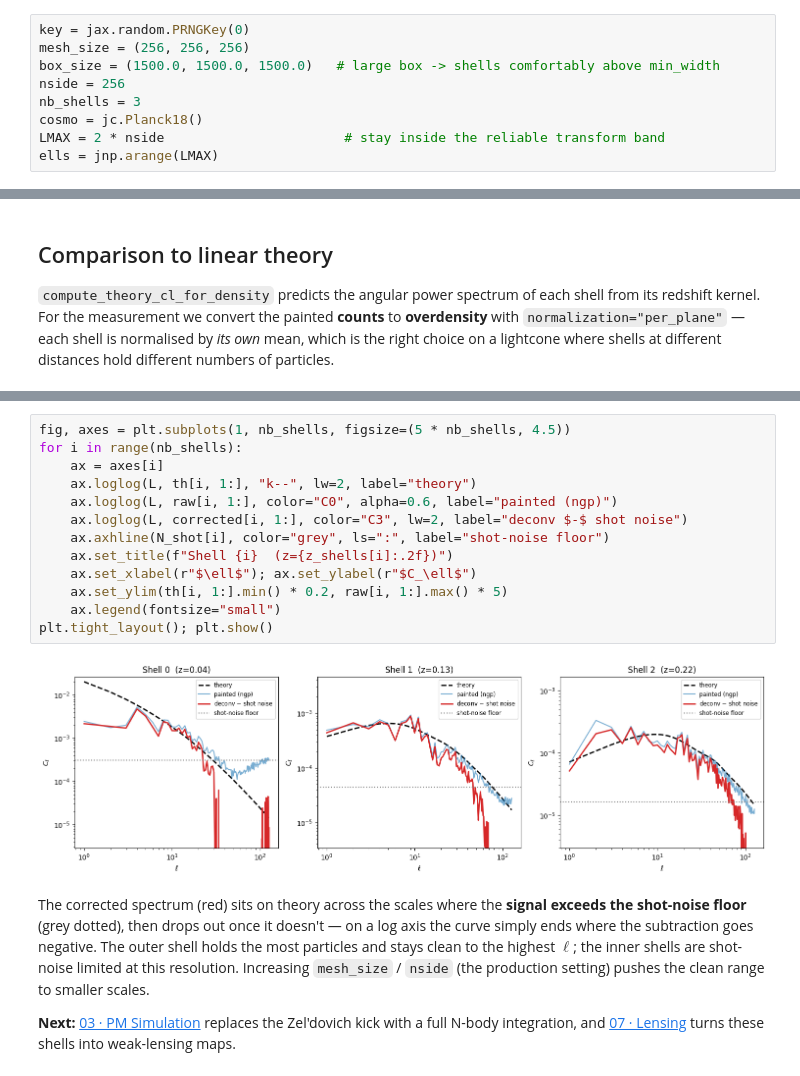
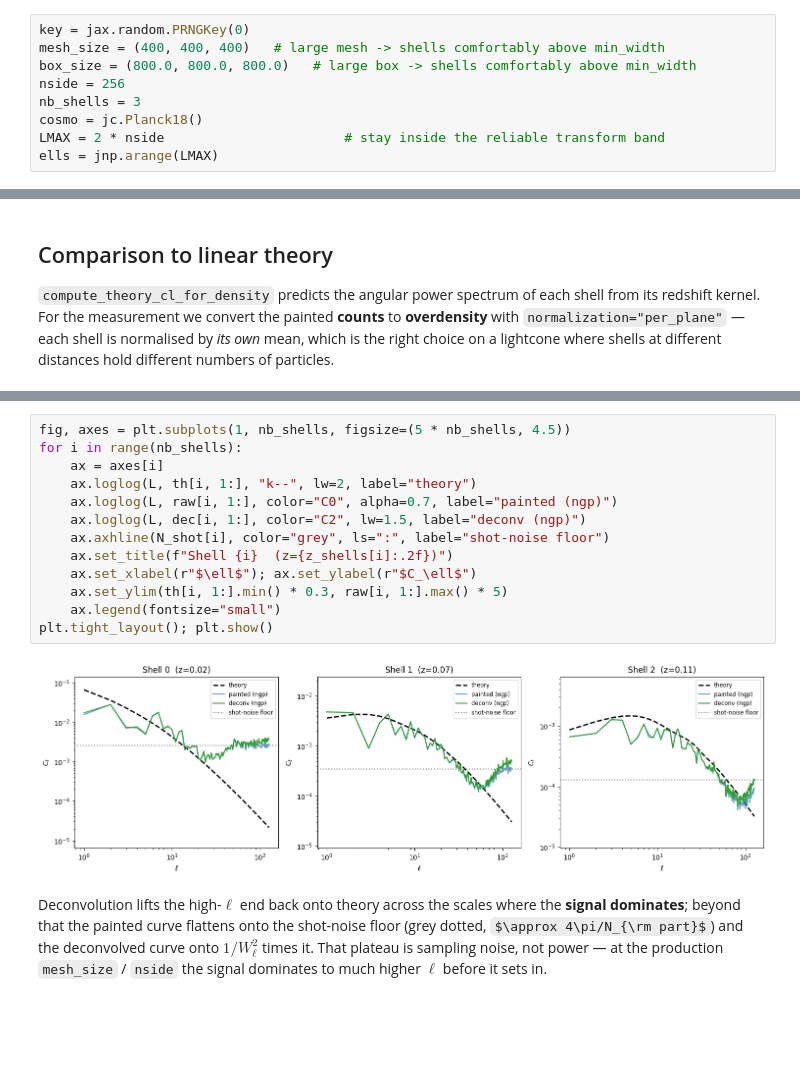
Before and after one commit to ASKabalan/jax-fli, a Jupyter notebook: docs/1-introduction-and-basics/02-LPT-Simulation.ipynb, the cells around one changed output, grey strips where cells are left out. Saved outputs shown, nothing was run; the diff lists cells and outputs as text; some formulas as TeX source; blank space fills up the shorter version.

```diff
--- a/docs/1-introduction-and-basics/02-LPT-Simulation.ipynb
+++ b/docs/1-introduction-and-basics/02-LPT-Simulation.ipynb
@@ -30,8 +30,8 @@ JAX is not using 64-bit precision. Results will diverge from healpy even at mode
 ## Parameters
 # %%
 key = jax.random.PRNGKey(0)
-mesh_size = (256, 256, 256)
-box_size = (1500.0, 1500.0, 1500.0)   # large box -> shells comfortably above min_width
+mesh_size = (400, 400, 400)   # large mesh -> shells comfortably above min_width
+box_size = (800.0, 800.0, 800.0)   # large box -> shells comfortably above min_width
 nside = 256
 nb_shells = 3
 cosmo = jc.Planck18()
@@ -158,26 +137,17 @@ shot-noise floor : [3.13e-04 4.39e-05 1.63e-05]
 # %%
 fig, axes = plt.subplots(1, nb_shells, figsize=(5 * nb_shells, 4.5))
 for i in range(nb_shells):
     ax = axes[i]
     ax.loglog(L, th[i, 1:], "k--", lw=2, label="theory")
-    ax.loglog(L, raw[i, 1:], color="C0", alpha=0.6, label="painted (ngp)")
-    ax.loglog(L, corrected[i, 1:], color="C3", lw=2, label="deconv $-$ shot noise")
+    ax.loglog(L, raw[i, 1:], color="C0", alpha=0.7, label="painted (ngp)")
+    ax.loglog(L, dec[i, 1:], color="C2", lw=1.5, label="deconv (ngp)")
     ax.axhline(N_shot[i], color="grey", ls=":", label="shot-noise floor")
     ax.set_title(f"Shell {i}  (z={z_shells[i]:.2f})")
     ax.set_xlabel(r"$\ell$"); ax.set_ylabel(r"$C_\ell$")
-    ax.set_ylim(th[i, 1:].min() * 0.2, raw[i, 1:].max() * 5)
+    ax.set_ylim(th[i, 1:].min() * 0.3, raw[i, 1:].max() * 5)
     ax.legend(fontsize="small")
 plt.tight_layout(); plt.show()
 # %% [output]
-[figure, old version]
+[figure, new version]
 # %% [markdown]
-The corrected spectrum (red) sits on theory across the scales where the **signal exceeds
-the shot-noise floor** (grey dotted), then drops out once it doesn't &mdash; on a log axis the
-curve simply ends where the subtraction goes negative. The outer shell holds the most particles
-and stays clean to the highest $\ell$; the inner shells are shot-noise limited at this
-resolution. Increasing `mesh_size` / `nside` (the production setting) pushes the clean range to
-smaller scales.
-
-**Next:** [03 &middot; PM Simulation](03-PM-Simulation.ipynb) replaces the Zel'dovich kick with
-a full N-body integration, and [07 &middot; Lensing](../2-advanced-usage/07-Lensing.ipynb)
-turns these shells into weak-lensing maps.
+Deconvolution lifts the high-$\ell$ end back onto theory across the scales where the **signal dominates**; beyond that the painted curve flattens onto the shot-noise floor (grey dotted, $\approx 4\pi/N_{\rm part}$) and the deconvolved curve onto $1/W_\ell^2$ times it. That plateau is sampling noise, not power &mdash; at the production `mesh_size` / `nside` the signal dominates to much higher $\ell$ before it sets in.
```
Also changed, not shown: parts of 12 cells of this notebook, 17 other files.
